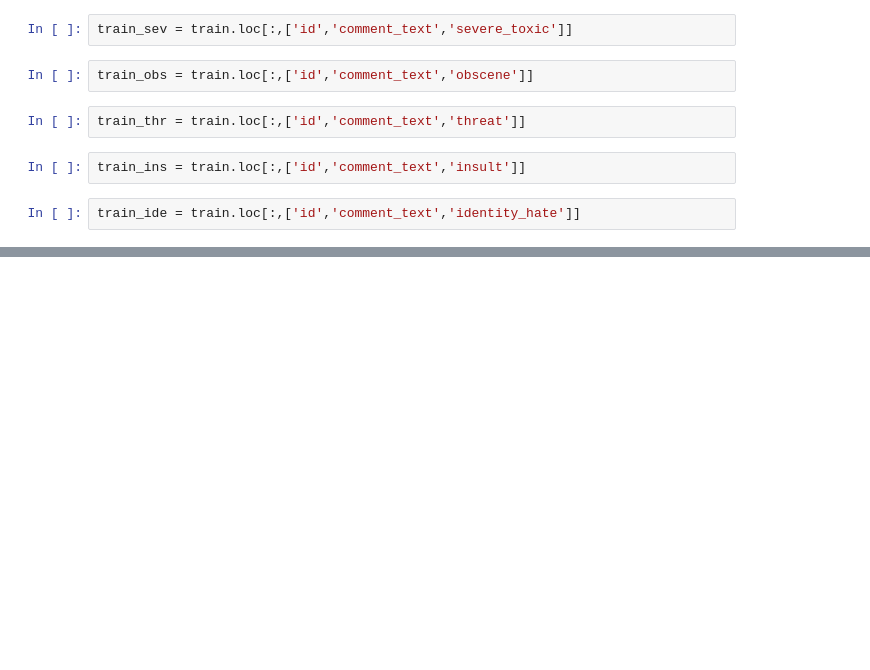
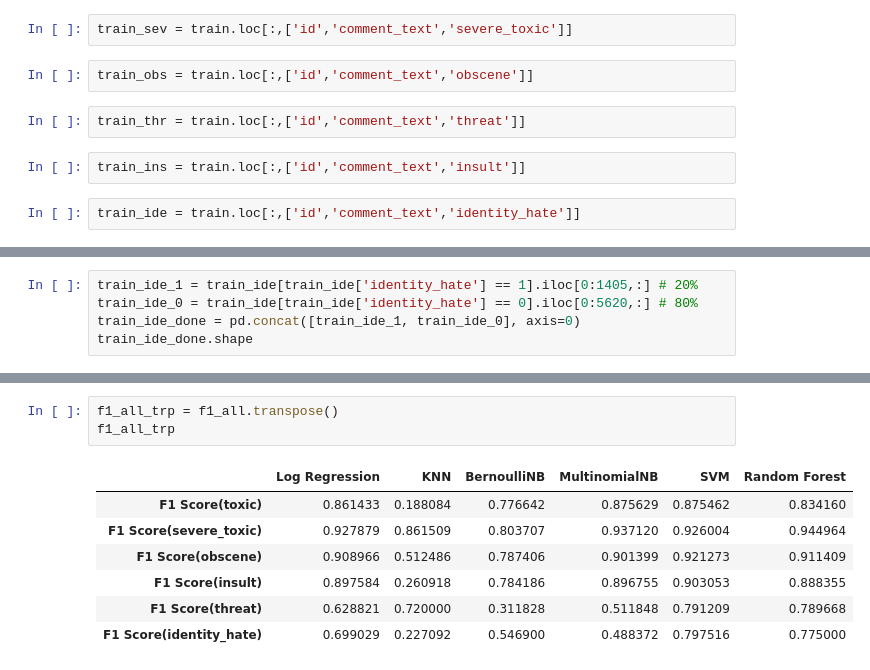
Before and after one commit to amiruddinsaifi/Technocolabs, a Jupyter notebook: toxic comment classification.ipynb, the cells around one changed output, grey strips where cells are left out. Drawn from its saved outputs; the diff is of its cells as text; blank space fills up the shorter version.

```diff
--- a/toxic comment classification.ipynb
+++ b/toxic comment classification.ipynb
@@ -513,0 +596,5 @@ train_ide = train.loc[:,['id','comment_text','identity_hate']]
+# %%
+train_ide_1 = train_ide[train_ide['identity_hate'] == 1].iloc[0:1405,:] # 20%
+train_ide_0 = train_ide[train_ide['identity_hate'] == 0].iloc[0:5620,:] # 80%
+train_ide_done = pd.concat([train_ide_1, train_ide_0], axis=0)
+train_ide_done.shape
@@ -513,0 +865,11 @@ train_ide = train.loc[:,['id','comment_text','identity_hate']]
+# %%
+f1_all_trp = f1_all.transpose()
+f1_all_trp
+# %% [output]
+|  | Log Regression | KNN | BernoulliNB | MultinomialNB | SVM | Random Forest |
+| F1 Score(toxic) | 0.861433 | 0.188084 | 0.776642 | 0.875629 | 0.875462 | 0.834160 |
+| F1 Score(severe_toxic) | 0.927879 | 0.861509 | 0.803707 | 0.937120 | 0.926004 | 0.944964 |
+| F1 Score(obscene) | 0.908966 | 0.512486 | 0.787406 | 0.901399 | 0.921273 | 0.911409 |
+| F1 Score(insult) | 0.897584 | 0.260918 | 0.784186 | 0.896755 | 0.903053 | 0.888355 |
+| F1 Score(threat) | 0.628821 | 0.720000 | 0.311828 | 0.511848 | 0.791209 | 0.789668 |
+| F1 Score(identity_hate) | 0.699029 | 0.227092 | 0.546900 | 0.488372 | 0.797516 | 0.775000 |
```
Also changed, not shown: parts of 26 cells of this notebook.
